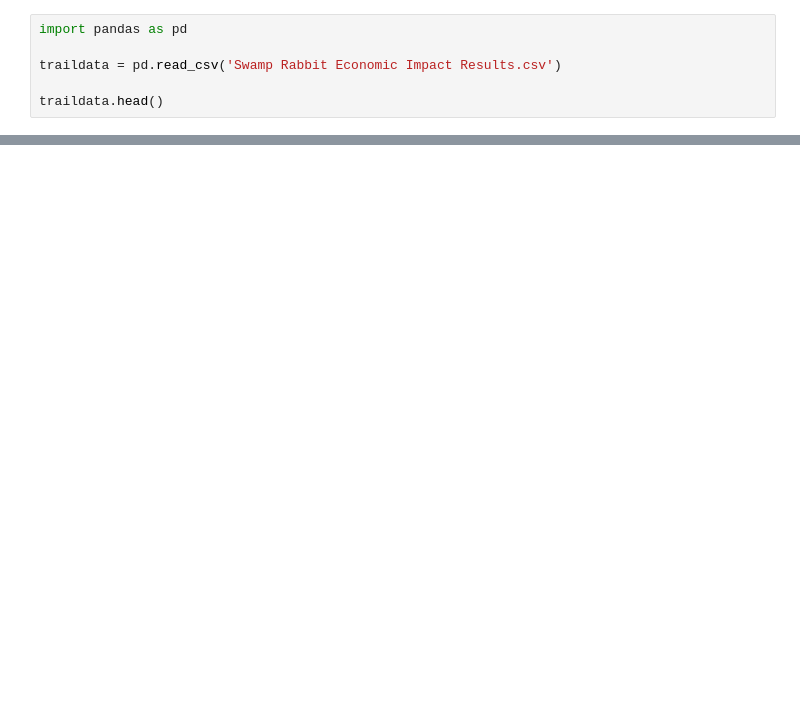
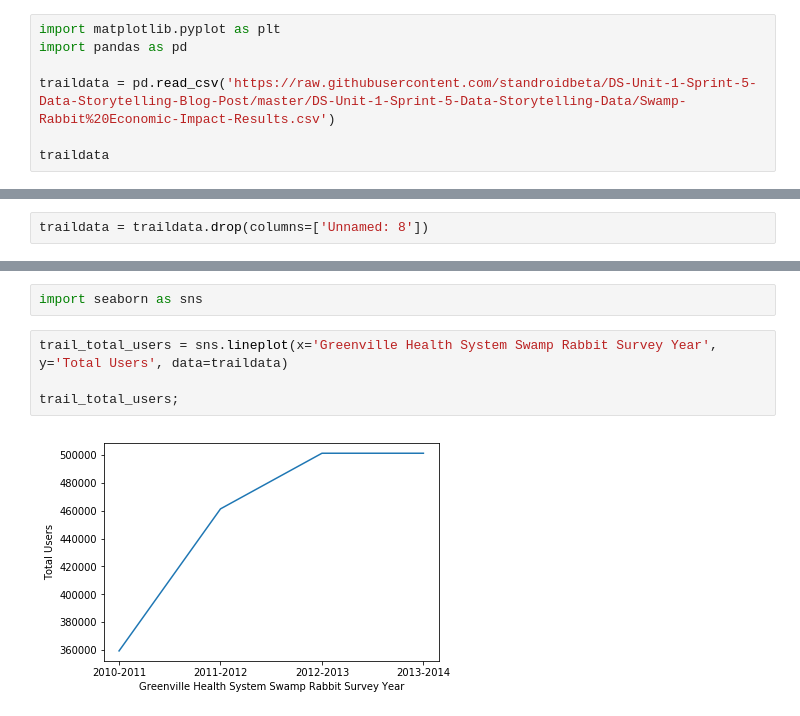
Before and after one commit to LambdaSchool/DS-Unit-1-Sprint-5-Data-Storytelling-Blog-Post, a Jupyter notebook: DS-Unit-1-Sprint-5-Data-Storytelling-Data/SwampRabbitTrail.ipynb, the cells around one changed output, grey strips where cells are left out. Cells and saved outputs as stored; diff of their text form; blank space fills up the shorter version.

```diff
--- a/DS-Unit-1-Sprint-5-Data-Storytelling-Data/SwampRabbitTrail.ipynb
+++ b/DS-Unit-1-Sprint-5-Data-Storytelling-Data/SwampRabbitTrail.ipynb
@@ -3,12 +3,15 @@
 # %%
+import matplotlib.pyplot as plt
 import pandas as pd
 
-traildata = pd.read_csv('Swamp Rabbit Economic Impact Results.csv')
+traildata = pd.read_csv('https://raw.githubusercontent.com/standroidbeta/DS-Unit-1-Sprint-5-Data-Storytelling-Blog-Post/master/DS-Unit-1-Sprint-5-Data-Storytelling-Data/Swamp-Rabbit%20Economic-Impact-Results.csv')
 
-traildata.head()
+traildata
 # %% [output]
 |  | Greenville Health System Swamp Ra... | Total Users | Users Outside of Greenville County | Percentage Outside of Greenville ... | Users outside 50 mile radius of 2... | ... |
 | 0 | 2010-2011 | 359314 | 35931 | 0.10 | 7186 | ... |
 | 1 | 2011-2012 | 461299 | 59969 | 0.13 | 8396 | ... |
 | 2 | 2012-2013 | 501236 | 70173 | 0.14 | 14035 | ... |
 | 3 | 2013-2014 | 501236 | 90222 | 0.18 | 27067 | ... |
+# %%
+traildata = traildata.drop(columns=['Unnamed: 8'])
@@ -14,0 +64,8 @@ traildata.head()
+# %%
+import seaborn as sns
+# %%
+trail_total_users = sns.lineplot(x='Greenville Health System Swamp Rabbit Survey Year', y='Total Users', data=traildata)
+
+trail_total_users;
+# %% [output]
+[figure, added]
```
Also changed, not shown: parts of 19 cells of this notebook.
